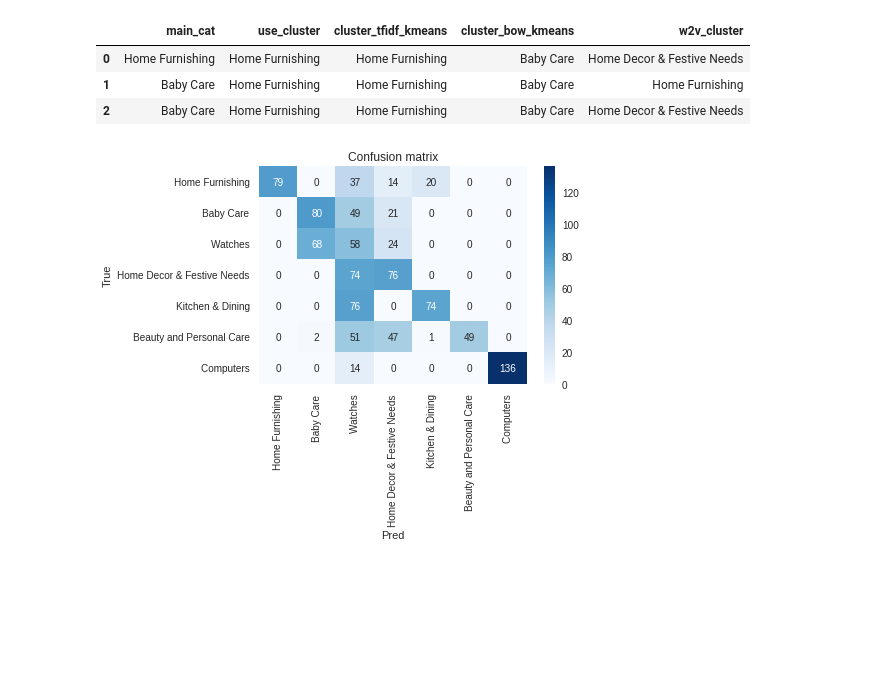
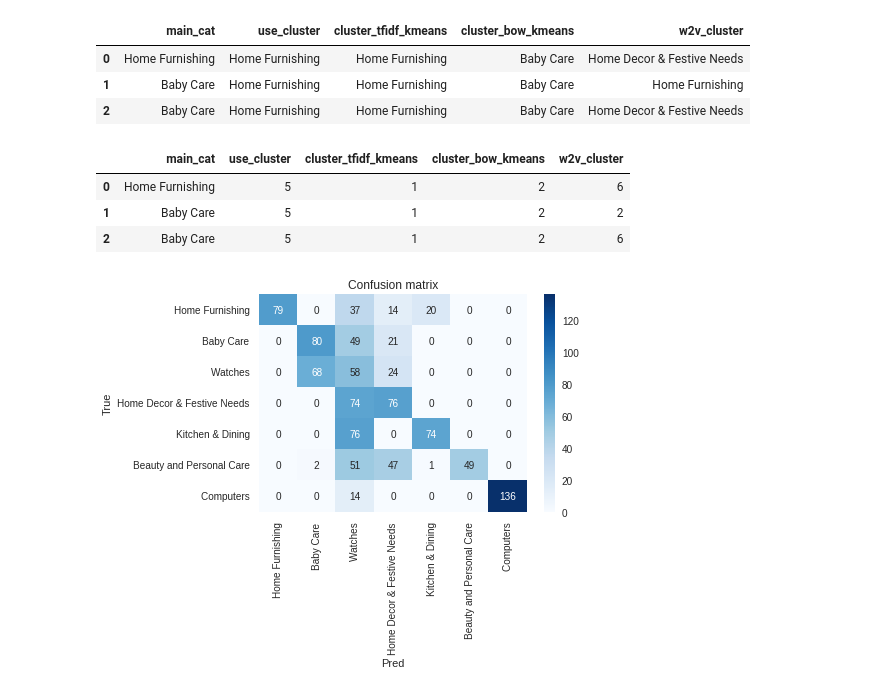
Before and after one commit to AbdulmagedALKHULAIFI/Automatic-classifer-consumer-goods, a Jupyter notebook: p6_1_NLP.ipynb, the cells around one changed output. Drawn from its saved outputs; the diff is of its cells as text; code cells hidden in the pictures; blank space fills up the shorter version.

```diff
--- a/p6_1_NLP.ipynb
+++ b/p6_1_NLP.ipynb
@@ -934,6 +944,13 @@ dataReduced.head(3)
 | 2 | Baby Care | Home Furnishing | Home Furnishing | Baby Care | Home Decor & Festive Needs |
 # %%
 viz_data = dataMini[['main_cat','use_cluster','cluster_tfidf_kmeans','cluster_bow_kmeans','w2v_cluster']]
+# %%
+viz_data.head(3)
+# %% [output]
+|  | main_cat | use_cluster | cluster_tfidf_kmeans | cluster_bow_kmeans | w2v_cluster |
+| 0 | Home Furnishing | 5 | 1 | 2 | 6 |
+| 1 | Baby Care | 5 | 1 | 2 | 2 |
+| 2 | Baby Care | 5 | 1 | 2 | 6 |
 # %%
 tf_cm = create_confusion_matrix(viz_data,'main_cat','cluster_tfidf_kmeans')
 plot_confusion_matrix(viz_data,tf_cm,'main_cat')
```
Also changed, not shown: parts of 44 cells of this notebook.
